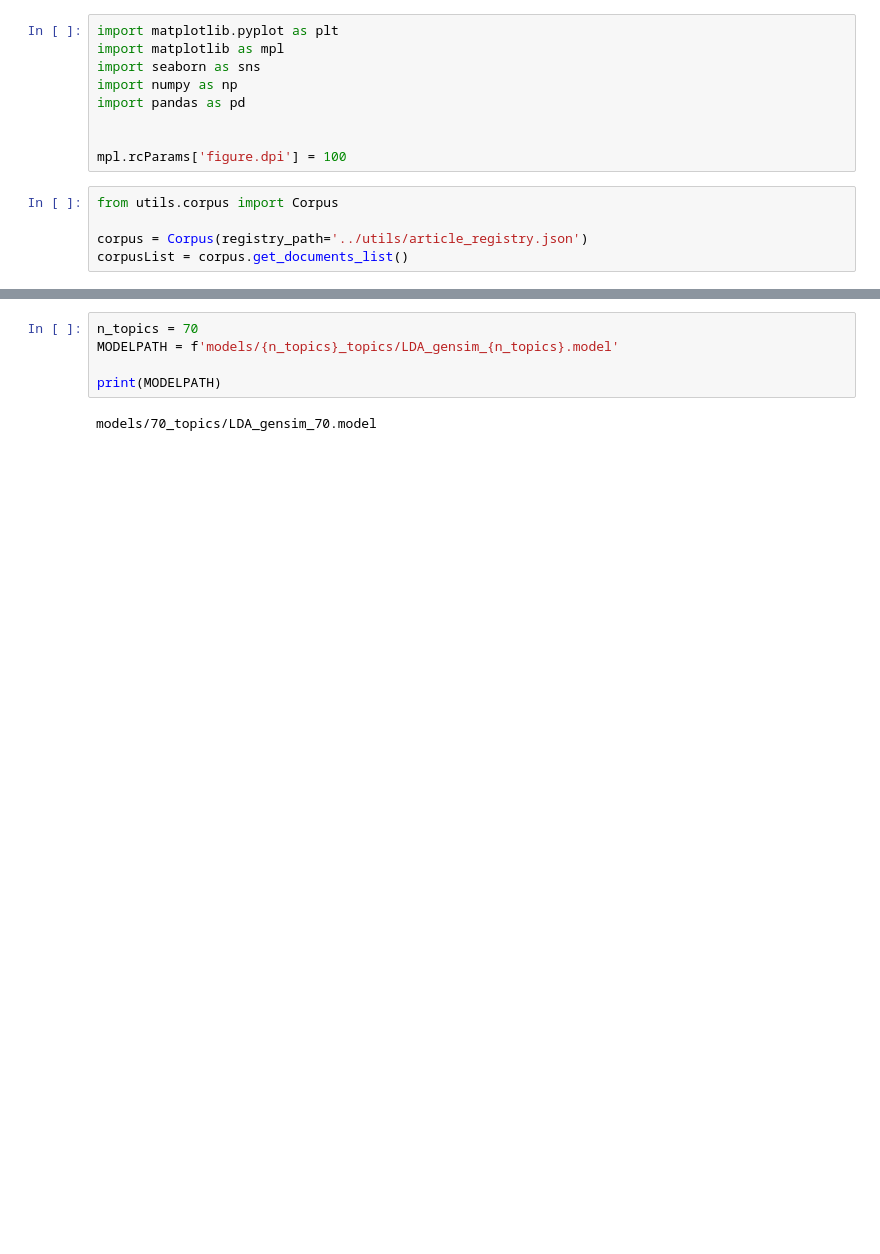
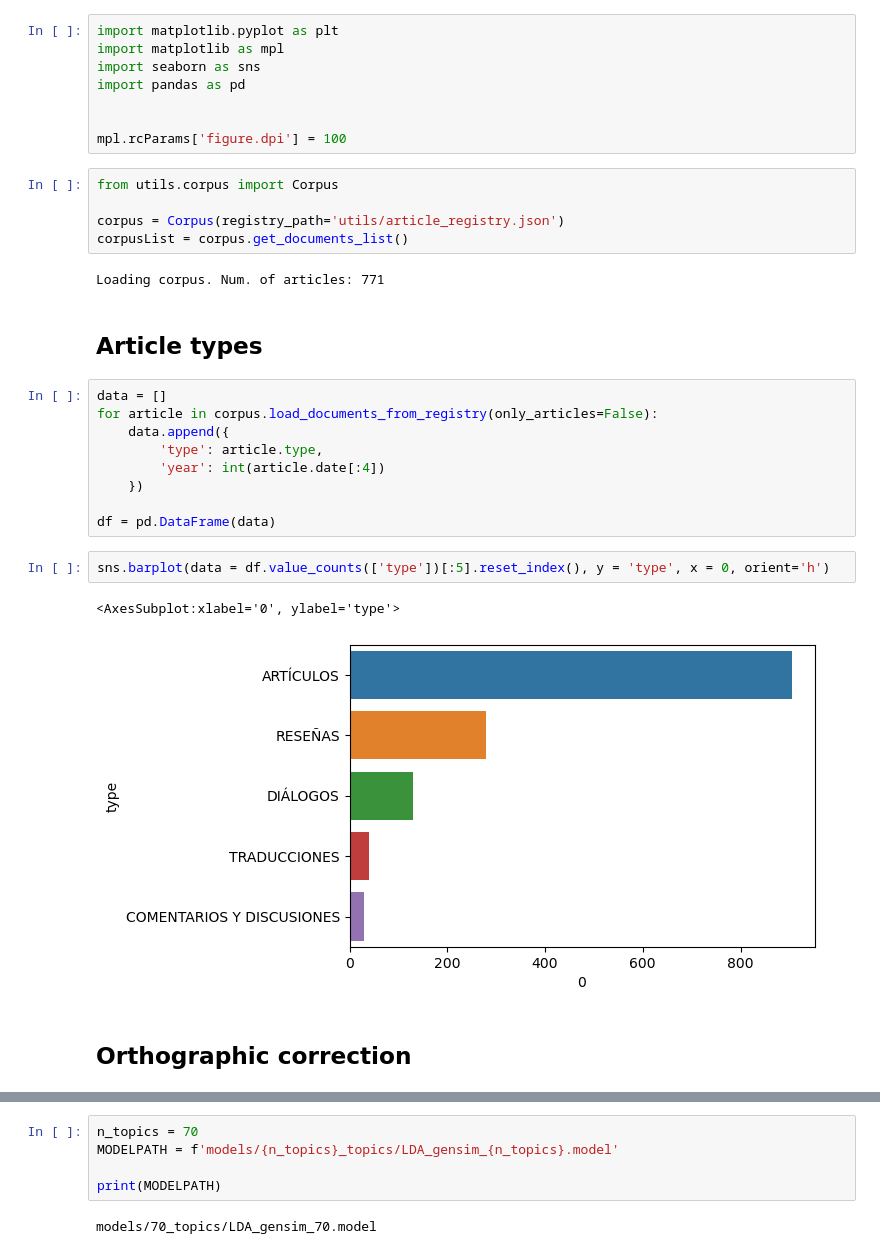
Before and after one commit to juanrloaiza/latinamerican-philosophy-mining, a Jupyter notebook: notebooks/5-Plots.ipynb, the cells around one changed output, grey strips where cells are left out. Drawn from its saved outputs; the diff is of its cells as text; blank space fills up the shorter version.

Commit message:
Fix article registry delete

```diff
--- a/notebooks/5-Plots.ipynb
+++ b/notebooks/5-Plots.ipynb
@@ -2,7 +2,6 @@
 import matplotlib.pyplot as plt
 import matplotlib as mpl
 import seaborn as sns
-import numpy as np
 import pandas as pd
 
 
@@ -10,5 +9,25 @@ mpl.rcParams['figure.dpi'] = 100
 # %%
 from utils.corpus import Corpus
 
-corpus = Corpus(registry_path='../utils/article_registry.json')
+corpus = Corpus(registry_path='utils/article_registry.json')
 corpusList = corpus.get_documents_list()
+# %% [output]
+Loading corpus. Num. of articles: 771
+# %% [markdown]
+## Article types
+# %%
+data = []
+for article in corpus.load_documents_from_registry(only_articles=False):
+    data.append({
+        'type': article.type,
+        'year': int(article.date[:4])
+    })
+
+df = pd.DataFrame(data)
+# %%
+sns.barplot(data = df.value_counts(['type'])[:5].reset_index(), y = 'type', x = 0, orient='h')
+# %% [output]
+<AxesSubplot:xlabel='0', ylabel='type'>
+[figure, added]
+# %% [markdown]
+## Orthographic correction
```
Also changed, not shown: parts of 32 cells of this notebook, 8 other files.
